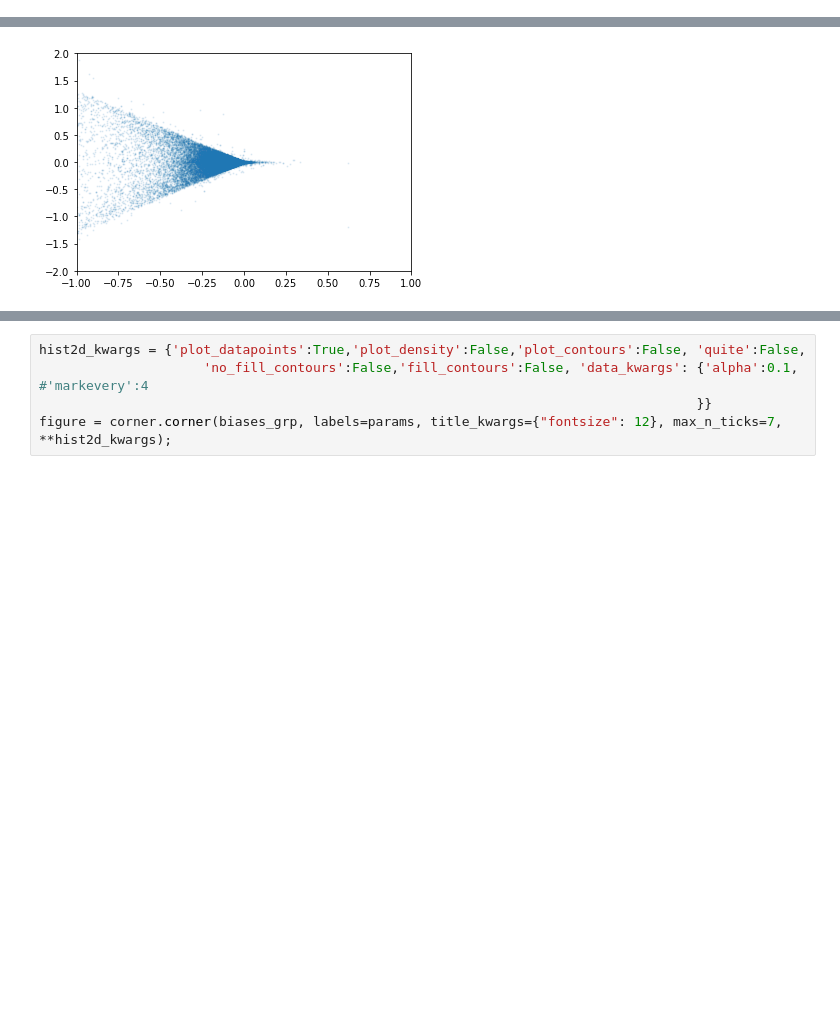
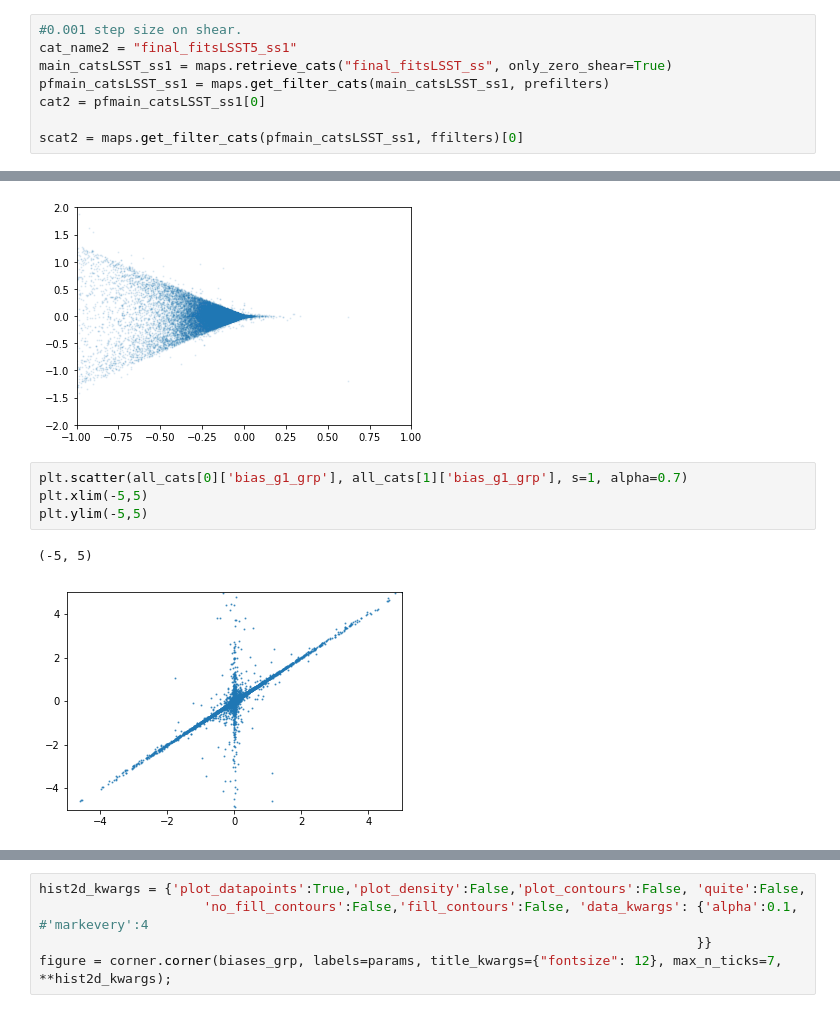
Before and after one commit to ismael-mendoza/wld_code, a Jupyter notebook: mynotebooks/bias-triangle-plot1.ipynb, the cells around one changed output, grey strips where cells are left out. Saved outputs shown, nothing was run; the diff lists cells and outputs as text; blank space fills up the shorter version.

```diff
--- a/mynotebooks/bias-triangle-plot1.ipynb
+++ b/mynotebooks/bias-triangle-plot1.ipynb
@@ -46,3 +46,11 @@ cat1 = pfmain_catsLSST[0]
 scat1 = maps.get_filter_cats(pfmain_catsLSST, ffilters)[0]
 # %% [output]
 retrieving zero shear cat from default step size catalogue...
+# %%
+#0.001 step size on shear.
+cat_name2 = "final_fitsLSST5_ss1"
+main_catsLSST_ss1 = maps.retrieve_cats("final_fitsLSST_ss", only_zero_shear=True)
+pfmain_catsLSST_ss1 = maps.get_filter_cats(main_catsLSST_ss1, prefilters)
+cat2 = pfmain_catsLSST_ss1[0]
+
+scat2 = maps.get_filter_cats(pfmain_catsLSST_ss1, ffilters)[0]
@@ -143,3 +167,10 @@ plt.ylim(-2, 2)
 # %% [output]
 (-2, 2)
 [figure]
+# %%
+plt.scatter(all_cats[0]['bias_g1_grp'], all_cats[1]['bias_g1_grp'], s=1, alpha=0.7)
+plt.xlim(-5,5)
+plt.ylim(-5,5)
+# %% [output]
+(-5, 5)
+[figure, added]
```
Also changed, not shown: parts of 10 cells of this notebook, 16 other files.
